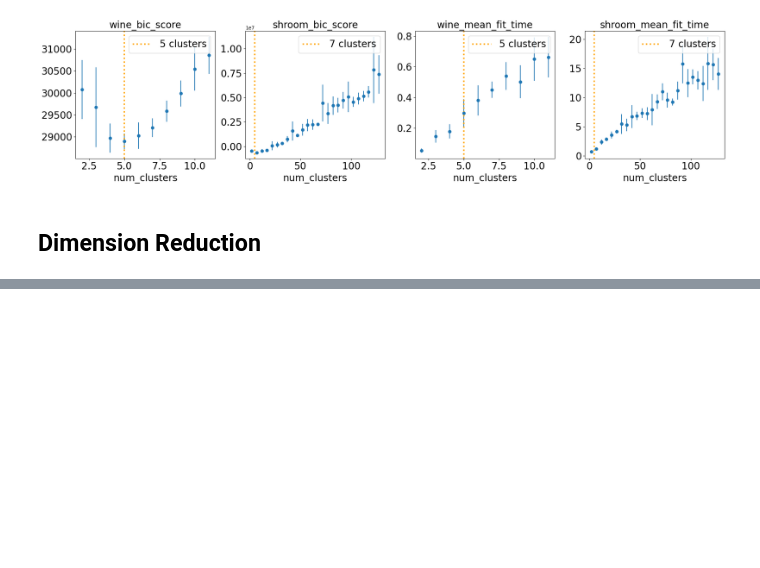
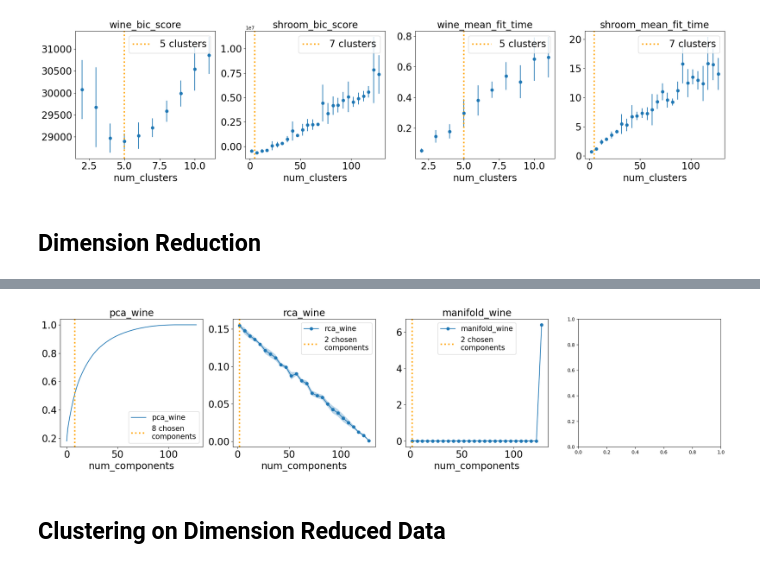
Before and after one commit to lboadi2/machine_learning, a Jupyter notebook: 3_unsupervised_learning/visuals.ipynb, the cells around one changed output, grey strips where cells are left out. Cells and saved outputs as stored; diff of their text form; code cells hidden in the pictures; blank space fills up the shorter version.

```diff
--- a/3_unsupervised_learning/visuals.ipynb
+++ b/3_unsupervised_learning/visuals.ipynb
@@ -482,0 +504,34 @@ Index(['Unnamed: 0', 'num_components', 'mean_recon_error', 'std_recon_error'], d
+# %%
+# wine DR
+fig, axs = plt.subplots(1,4, figsize=(20,5))
+axs =axs.flatten()
+
+x_data = df_pca_shroom.index
+y_mean = df_pca_shroom['0']
+
+plot_rca_curve(x_data=x_data, y_mean=y_mean, y_std=y_std,
+                axs=axs[0], name='pca_wine', take_mean=False,
+                selected_components=s_pca_cluster_wine.iloc[0,-1])
+
+x_data = df_rca_shroom['num_components']
+y_mean = df_rca_shroom['mean_recon_error']
+y_std =df_rca_shroom['std_recon_error']
+
+plot_rca_curve(x_data=x_data, y_mean=y_mean, y_std=y_std,
+                axs=axs[1], name='rca_wine', take_mean=True,
+                 selected_components=s_rca_cluster_wine.iloc[0,-1] )
+
+x_data = df_man_shroom['num_components']
+y_mean = df_man_shroom['mean_recon_error']
+y_std =df_man_shroom['std_recon_error']
+
+plot_rca_curve(x_data=x_data, y_mean=y_mean, y_std=y_std,
+                axs=axs[2], name='manifold_wine', take_mean=True,
+                  selected_components=s_man_cluster_wine.iloc[0,-1])
+
+plt.tight_layout()
+plt.show()
+# %% [output]
+[figure, added]
+# %% [markdown]
+## Clustering on Dimension Reduced Data
```
Also changed, not shown: parts of 12 cells of this notebook.
